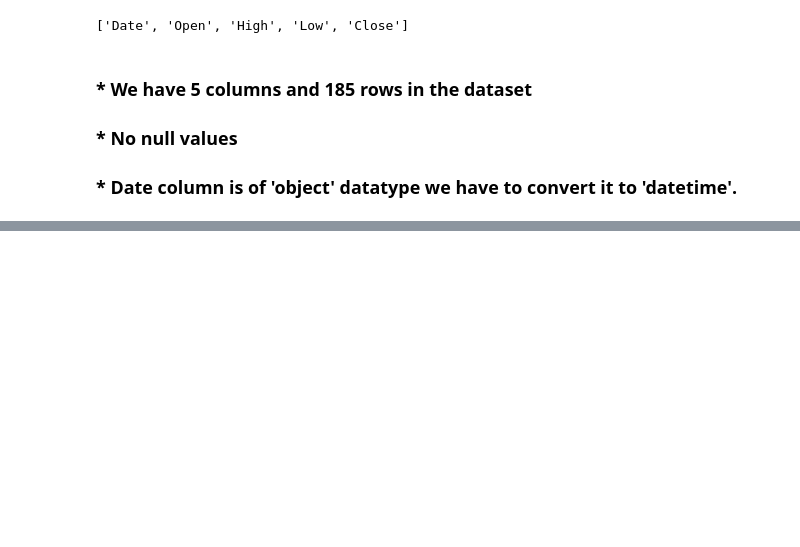
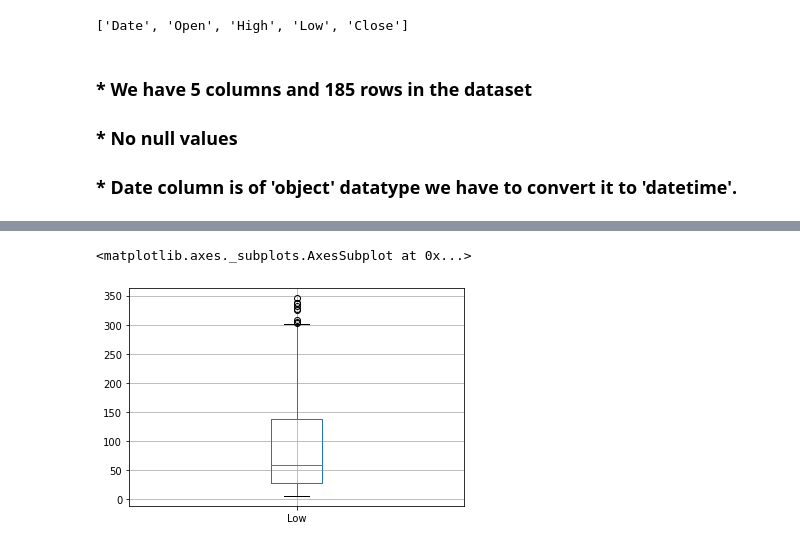
Before and after one commit to ShuklaRajni/Yes_Bank_Stock_Prices_Prediction_analysis, a Jupyter notebook: Yes_Bank_Stock_Closing_Price_Prediction_Capstone_Project_2.ipynb, the cells around one changed output, grey strips where cells are left out. Drawn from its saved outputs; the diff is of its cells as text; code cells hidden in the pictures; blank space fills up the shorter version.

```diff
--- a/Yes_Bank_Stock_Closing_Price_Prediction_Capstone_Project_2.ipynb
+++ b/Yes_Bank_Stock_Closing_Price_Prediction_Capstone_Project_2.ipynb
@@ -151,0 +195,5 @@ df['Date'] = df['Date'].apply(lambda x: datetime.strptime(x, "%b-%y"))
+# %%
+df.boxplot('Low')
+# %% [output]
+<matplotlib.axes._subplots.AxesSubplot at 0x...>
+[figure, added]
```
Also changed, not shown: parts of 13 cells of this notebook.
